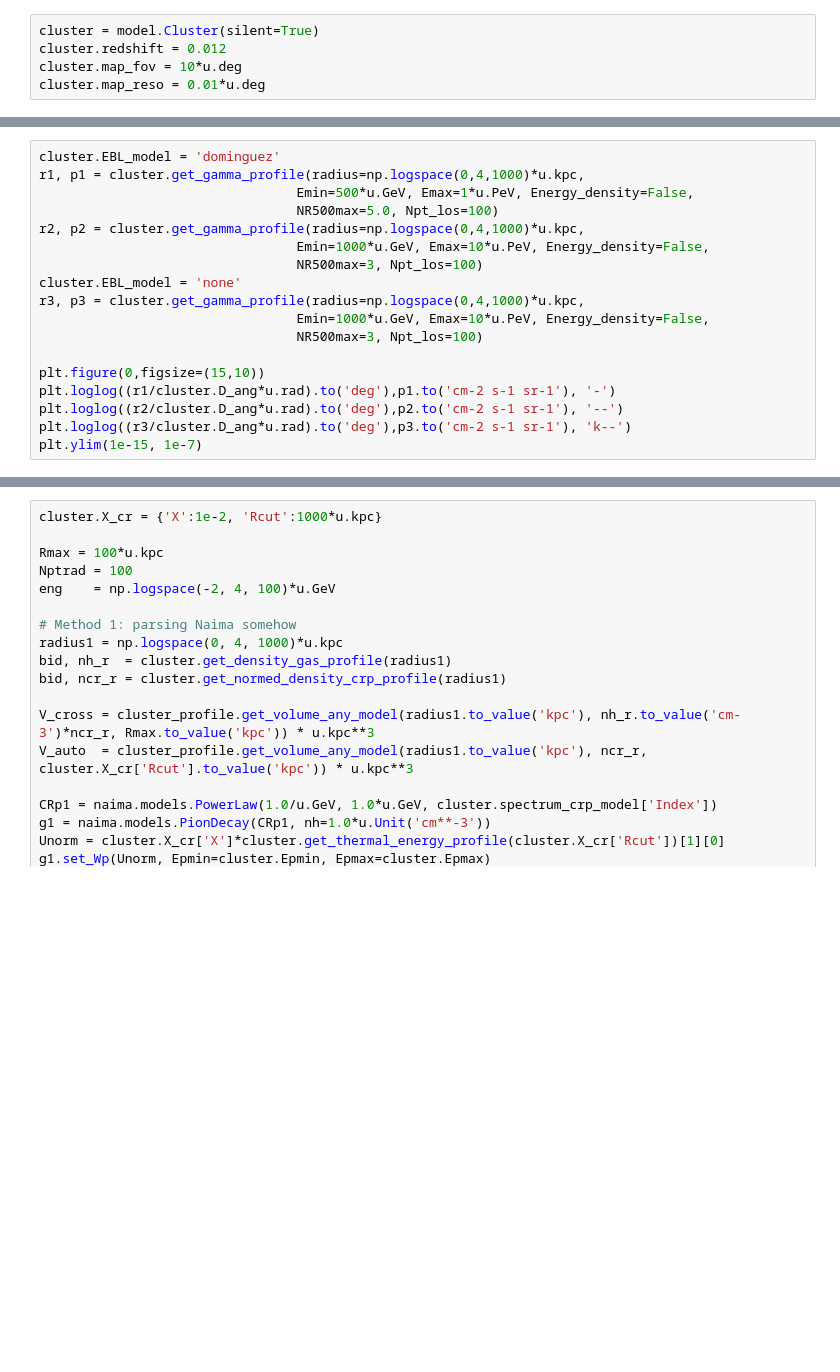
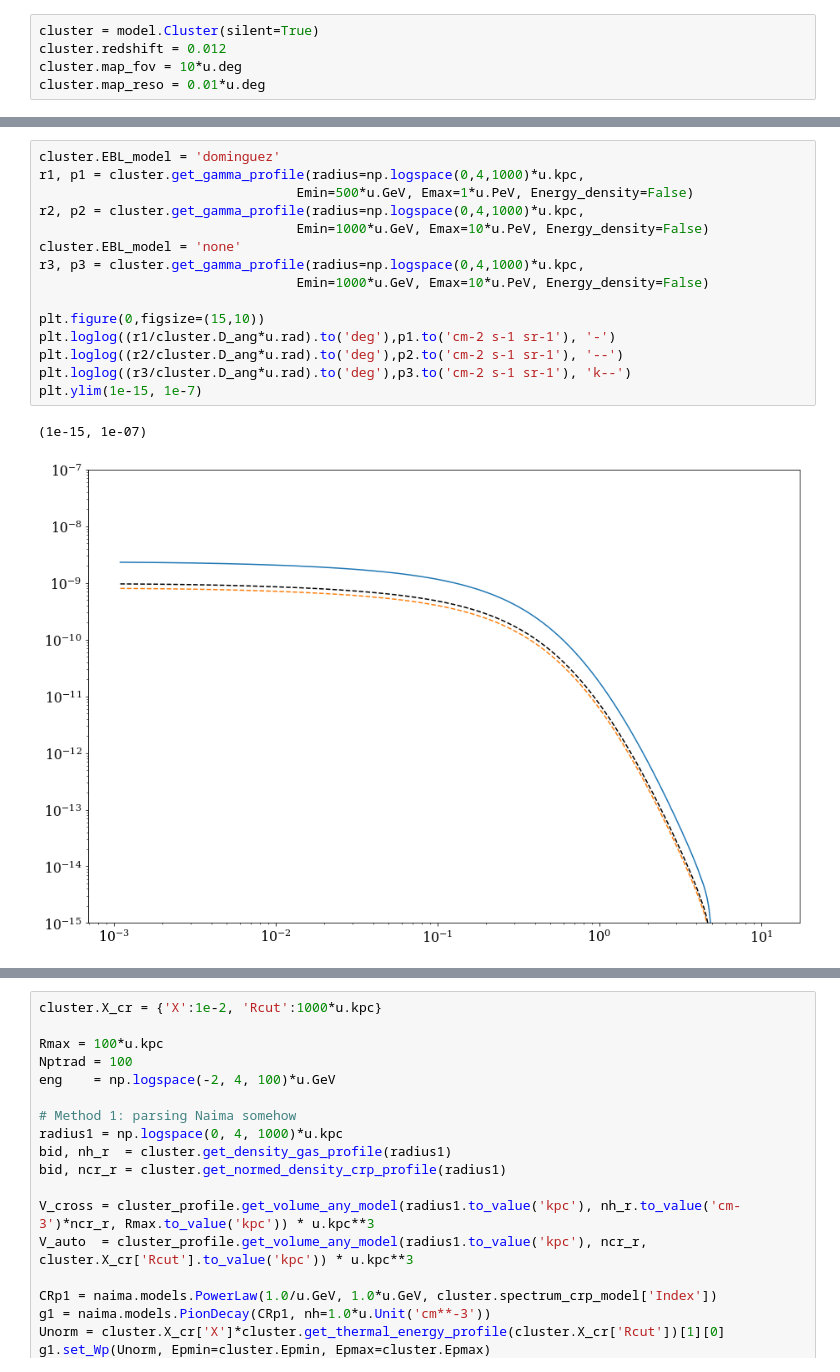
Before and after one commit to renlliang3/ClusterModel, a Jupyter notebook: notebook/model_developement.ipynb, the cells around one changed output, grey strips where cells are left out. Saved outputs shown, nothing was run; the diff lists cells and outputs as text; blank space fills up the shorter version.

```diff
--- a/notebook/model_developement.ipynb
+++ b/notebook/model_developement.ipynb
@@ -328,21 +400,21 @@ plt.colorbar()
 # %%
 cluster.EBL_model = 'dominguez'
 r1, p1 = cluster.get_gamma_profile(radius=np.logspace(0,4,1000)*u.kpc,
-                                 Emin=500*u.GeV, Emax=1*u.PeV, Energy_density=False,
-                                 NR500max=5.0, Npt_los=100)
+                                 Emin=500*u.GeV, Emax=1*u.PeV, Energy_density=False)
 r2, p2 = cluster.get_gamma_profile(radius=np.logspace(0,4,1000)*u.kpc,
-                                 Emin=1000*u.GeV, Emax=10*u.PeV, Energy_density=False,
-                                 NR500max=3, Npt_los=100)
+                                 Emin=1000*u.GeV, Emax=10*u.PeV, Energy_density=False)
 cluster.EBL_model = 'none'
 r3, p3 = cluster.get_gamma_profile(radius=np.logspace(0,4,1000)*u.kpc,
-                                 Emin=1000*u.GeV, Emax=10*u.PeV, Energy_density=False,
-                                 NR500max=3, Npt_los=100)
+                                 Emin=1000*u.GeV, Emax=10*u.PeV, Energy_density=False)
 
 plt.figure(0,figsize=(15,10))
 plt.loglog((r1/cluster.D_ang*u.rad).to('deg'),p1.to('cm-2 s-1 sr-1'), '-')
 plt.loglog((r2/cluster.D_ang*u.rad).to('deg'),p2.to('cm-2 s-1 sr-1'), '--')
 plt.loglog((r3/cluster.D_ang*u.rad).to('deg'),p3.to('cm-2 s-1 sr-1'), 'k--')
 plt.ylim(1e-15, 1e-7)
+# %% [output]
+(1e-15, 1e-07)
+[figure, added]
 # %%
 eng    = np.logspace(-3, 6, 100)*u.GeV
 eng1, dN_dEdSdt1 = cluster.get_gamma_spectrum(eng, Rmax=1000*u.kpc, type_integral='spherical')
```
Also changed, not shown: parts of 55 cells of this notebook.
